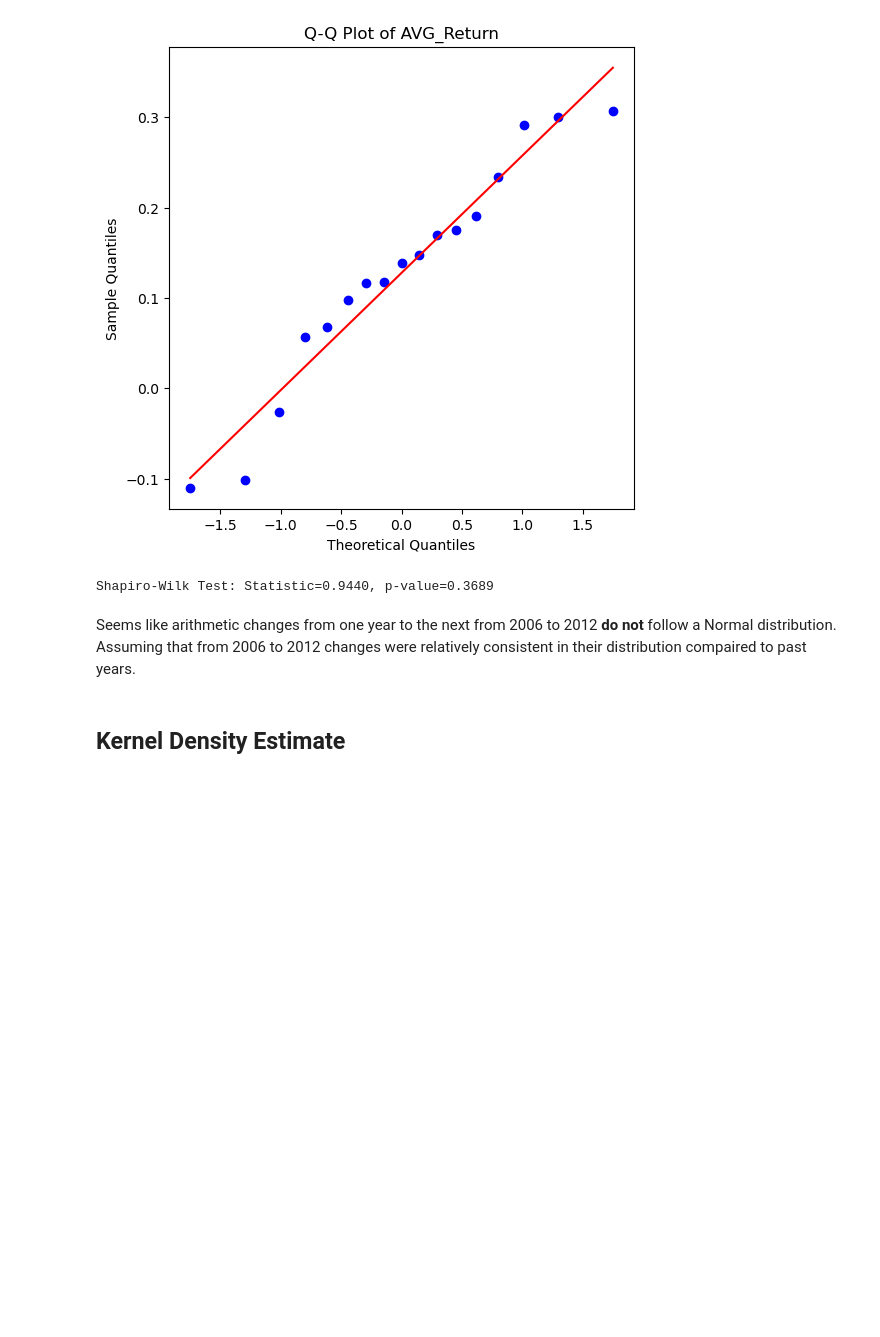
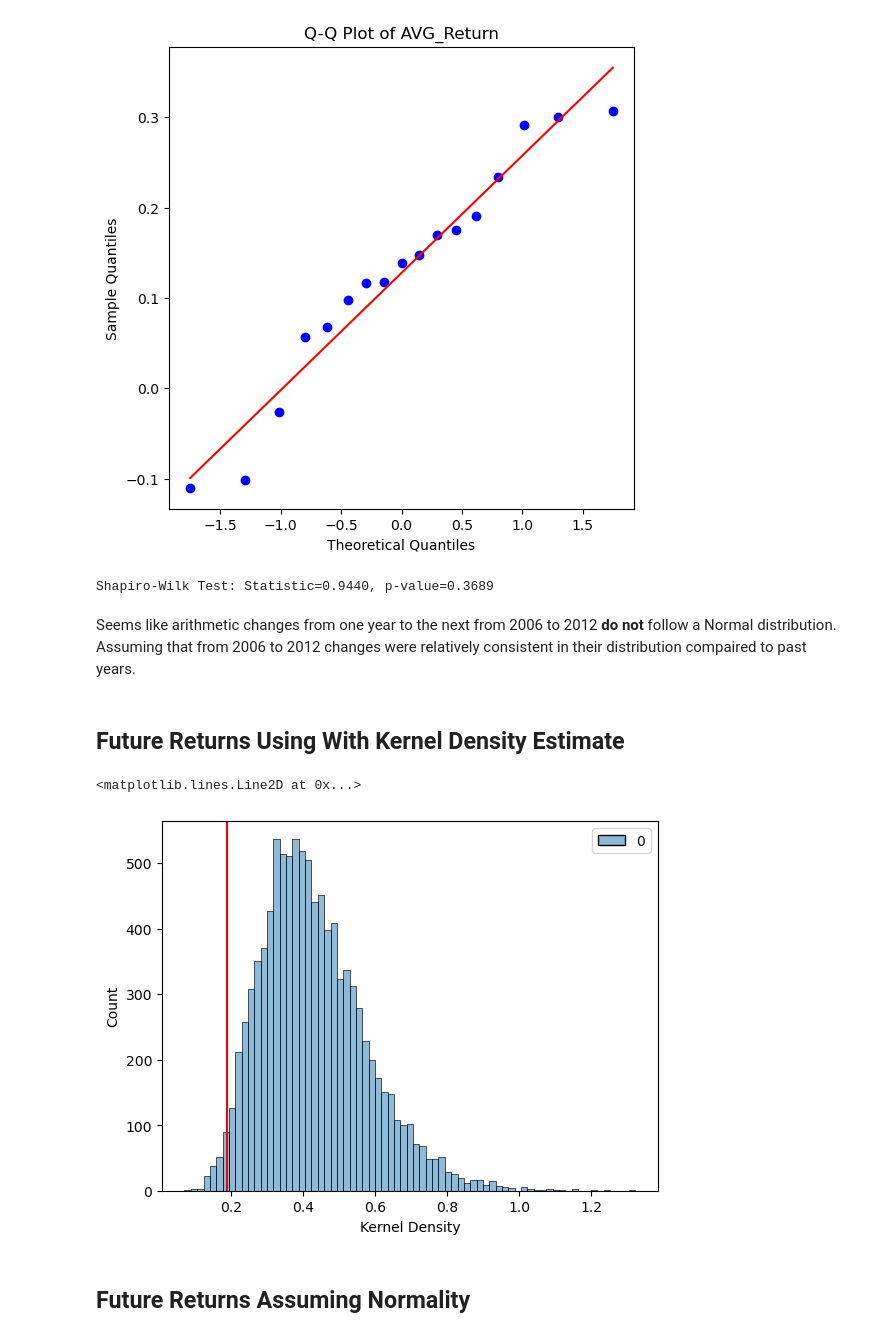
Before and after one commit to SterlingHayden/Simulation-and-Risk, a Jupyter notebook: HW/HW-01/HW-01.ipynb, the cells around one changed output. Saved outputs shown, nothing was run; the diff lists cells and outputs as text; code cells hidden in the pictures; blank space fills up the shorter version.

```diff
--- a/HW/HW-01/HW-01.ipynb
+++ b/HW/HW-01/HW-01.ipynb
@@ -54,4 +55,35 @@ Shapiro-Wilk Test: Statistic=0.9440, p-value=0.3689
 Seems like arithmetic changes from one year to the next from 2006 to 2012 **do not** follow a Normal
 distribution. Assuming that from 2006 to 2012 changes were relatively consistent in their distribution compaired to past years.
 # %% [markdown]
-## Kernel Density  Estimate
+## Future Returns Using With Kernel Density Estimate
+# %%
+np.random.seed(88)
+kernel = gaussian_kde(df['AVG_Return'])
+D = []
+
+for i in range(10000):
+    ret = np.random.normal(loc = df['AVG_Return'].mean(), scale = df['AVG_Return'].std())
+    P0 = df['AVG_Return'].iloc[-1]
+    Pt = P0 * (1 + ret)
+    for j in range(18):
+        if j <= 5:
+            ret = kernel.resample(size = 1).item()
+            Pt = Pt * (1 + ret)
+        elif j > 5 and j <= 8:
+            ret = np.random.triangular(left = -0.22, mode = -0.0917, right = -0.07)
+            Pt = Pt * (1 + ret)
+        elif j > 8 and j <= 18:
+            ret = np.random.triangular(left = 0.02, mode = 0.05, right = 0.06)
+            Pt = Pt * (1 + ret)
+    D.append(Pt)
+data_kernel = pd.DataFrame(D)
+# %%
+#Kernel Density Plot
+ax = sns.histplot(data = data_kernel)
+ax.set(xlabel = "Kernel Density")
+ax.axvline(x = df['AVG_Return'].iloc[-1], color = "red")
+# %% [output]
+<matplotlib.lines.Line2D at 0x...>
+[figure, added]
+# %% [markdown]
+## Future Returns Assuming Normality
```
Also changed, not shown: parts of 4 cells of this notebook.
